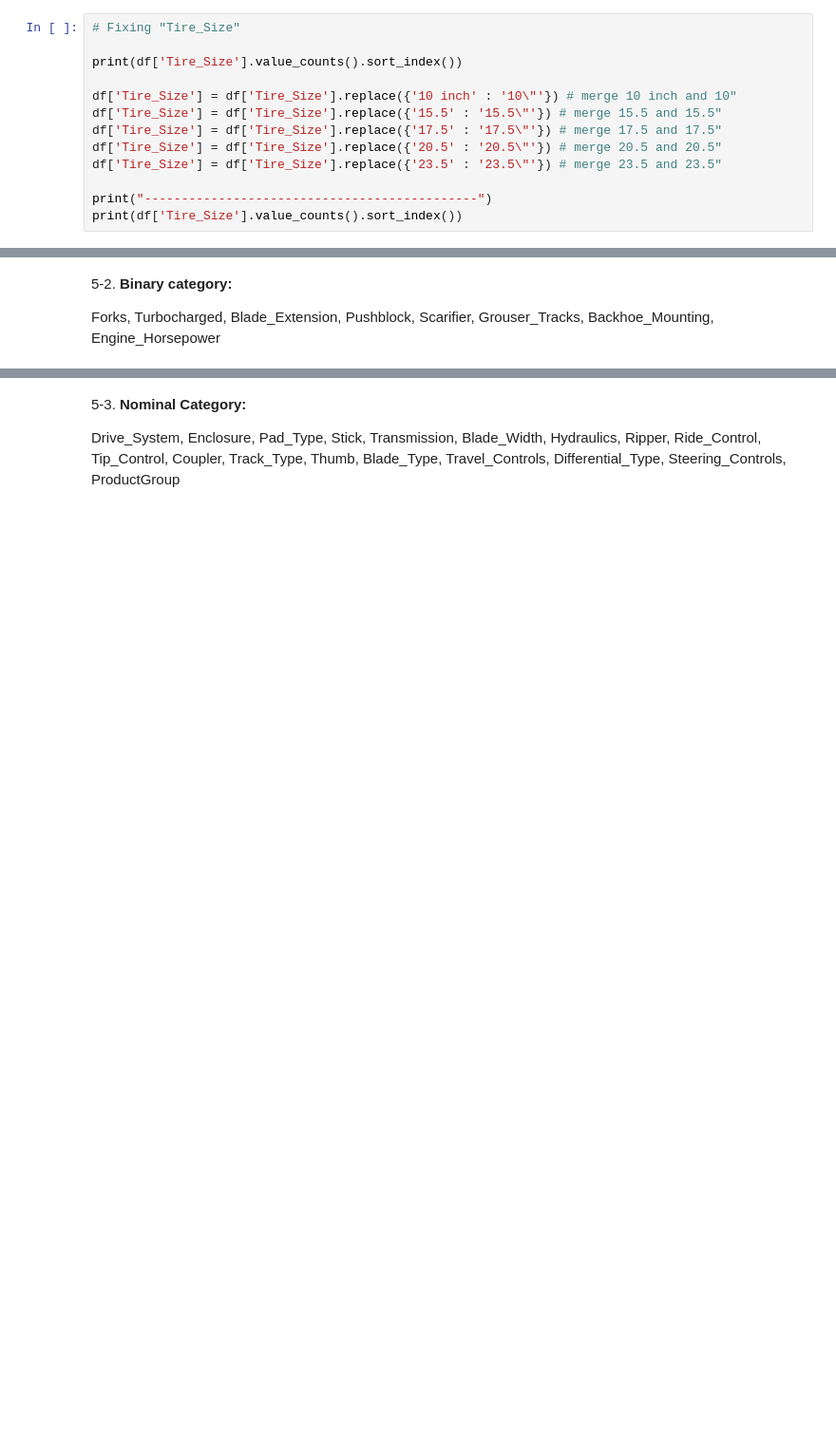
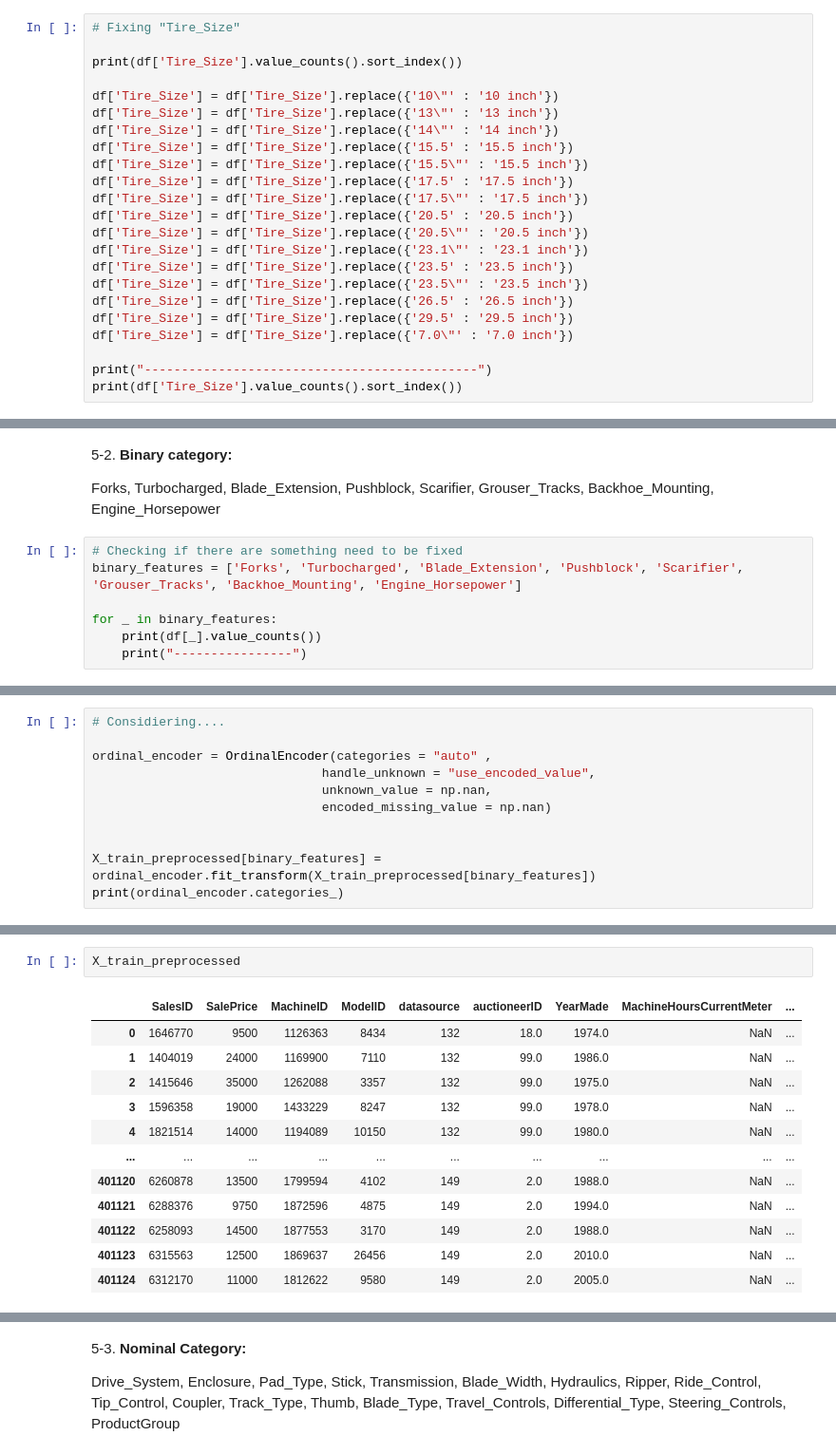
Before and after one commit to Eleanor-git/Regression_Bulldozer, a Jupyter notebook: Bulldozer_price_regression.ipynb, the cells around one changed output, grey strips where cells are left out. Shown at 95% size. Drawn from its saved outputs; the diff is of its cells as text; blank space fills up the shorter version.

Commit message:
Completed Ordinal encoding

```diff
--- a/Bulldozer_price_regression.ipynb
+++ b/Bulldozer_price_regression.ipynb
@@ -712,11 +714,21 @@ Name: count, dtype: int64
 
 print(df['Tire_Size'].value_counts().sort_index())
 
-df['Tire_Size'] = df['Tire_Size'].replace({'10 inch' : '10\"'}) # merge 10 inch and 10"
-df['Tire_Size'] = df['Tire_Size'].replace({'15.5' : '15.5\"'}) # merge 15.5 and 15.5"
-df['Tire_Size'] = df['Tire_Size'].replace({'17.5' : '17.5\"'}) # merge 17.5 and 17.5"
-df['Tire_Size'] = df['Tire_Size'].replace({'20.5' : '20.5\"'}) # merge 20.5 and 20.5"
-df['Tire_Size'] = df['Tire_Size'].replace({'23.5' : '23.5\"'}) # merge 23.5 and 23.5"
+df['Tire_Size'] = df['Tire_Size'].replace({'10\"' : '10 inch'})
+df['Tire_Size'] = df['Tire_Size'].replace({'13\"' : '13 inch'})
+df['Tire_Size'] = df['Tire_Size'].replace({'14\"' : '14 inch'})
+df['Tire_Size'] = df['Tire_Size'].replace({'15.5' : '15.5 inch'})
+df['Tire_Size'] = df['Tire_Size'].replace({'15.5\"' : '15.5 inch'})
+df['Tire_Size'] = df['Tire_Size'].replace({'17.5' : '17.5 inch'})
+df['Tire_Size'] = df['Tire_Size'].replace({'17.5\"' : '17.5 inch'})
+df['Tire_Size'] = df['Tire_Size'].replace({'20.5' : '20.5 inch'})
+df['Tire_Size'] = df['Tire_Size'].replace({'20.5\"' : '20.5 inch'})
+df['Tire_Size'] = df['Tire_Size'].replace({'23.1\"' : '23.1 inch'})
+df['Tire_Size'] = df['Tire_Size'].replace({'23.5' : '23.5 inch'})
+df['Tire_Size'] = df['Tire_Size'].replace({'23.5\"' : '23.5 inch'})
+df['Tire_Size'] = df['Tire_Size'].replace({'26.5' : '26.5 inch'})
+df['Tire_Size'] = df['Tire_Size'].replace({'29.5' : '29.5 inch'})
+df['Tire_Size'] = df['Tire_Size'].replace({'7.0\"' : '7.0 inch'})
 
 print("---------------------------------------------")
 print(df['Tire_Size'].value_counts().sort_index())
@@ -742,3 +858,10 @@ Name: count, dtype: int64
 5-2. **Binary category:**
 
 Forks, Turbocharged, Blade_Extension, Pushblock, Scarifier, Grouser_Tracks, Backhoe_Mounting, Engine_Horsepower
+# %%
+# Checking if there are something need to be fixed
+binary_features = ['Forks', 'Turbocharged', 'Blade_Extension', 'Pushblock', 'Scarifier', 'Grouser_Tracks', 'Backhoe_Mounting', 'Engine_Horsepower']
+
+for _ in binary_features:
+    print(df[_].value_counts())
+    print("----------------")
@@ -744,0 +886,11 @@ Forks, Turbocharged, Blade_Extension, Pushblock, Scarifier, Grouser_Tracks, Back
+# %%
+# Considiering....
+
+ordinal_encoder = OrdinalEncoder(categories = "auto" ,
+                               handle_unknown = "use_encoded_value",
+                               unknown_value = np.nan,
+                               encoded_missing_value = np.nan)
+
+
+X_train_preprocessed[binary_features] = ordinal_encoder.fit_transform(X_train_preprocessed[binary_features])
+print(ordinal_encoder.categories_)
@@ -744,0 +899,15 @@ Forks, Turbocharged, Blade_Extension, Pushblock, Scarifier, Grouser_Tracks, Back
+# %%
+X_train_preprocessed
+# %% [output]
+|  | SalesID | SalePrice | MachineID | ModelID | datasource | auctioneerID | YearMade | MachineHoursCurrentMeter | ... |
+| 0 | 1646770 | 9500 | 1126363 | 8434 | 132 | 18.0 | 1974.0 | NaN | ... |
+| 1 | 1404019 | 24000 | 1169900 | 7110 | 132 | 99.0 | 1986.0 | NaN | ... |
+| 2 | 1415646 | 35000 | 1262088 | 3357 | 132 | 99.0 | 1975.0 | NaN | ... |
+| 3 | 1596358 | 19000 | 1433229 | 8247 | 132 | 99.0 | 1978.0 | NaN | ... |
+| 4 | 1821514 | 14000 | 1194089 | 10150 | 132 | 99.0 | 1980.0 | NaN | ... |
+| ... | ... | ... | ... | ... | ... | ... | ... | ... | ... |
+| 401120 | 6260878 | 13500 | 1799594 | 4102 | 149 | 2.0 | 1988.0 | NaN | ... |
+| 401121 | 6288376 | 9750 | 1872596 | 4875 | 149 | 2.0 | 1994.0 | NaN | ... |
+| 401122 | 6258093 | 14500 | 1877553 | 3170 | 149 | 2.0 | 1988.0 | NaN | ... |
+| 401123 | 6315563 | 12500 | 1869637 | 26456 | 149 | 2.0 | 2010.0 | NaN | ... |
+| 401124 | 6312170 | 11000 | 1812622 | 9580 | 149 | 2.0 | 2005.0 | NaN | ... |
```
Also changed, not shown: parts of 9 cells of this notebook.
